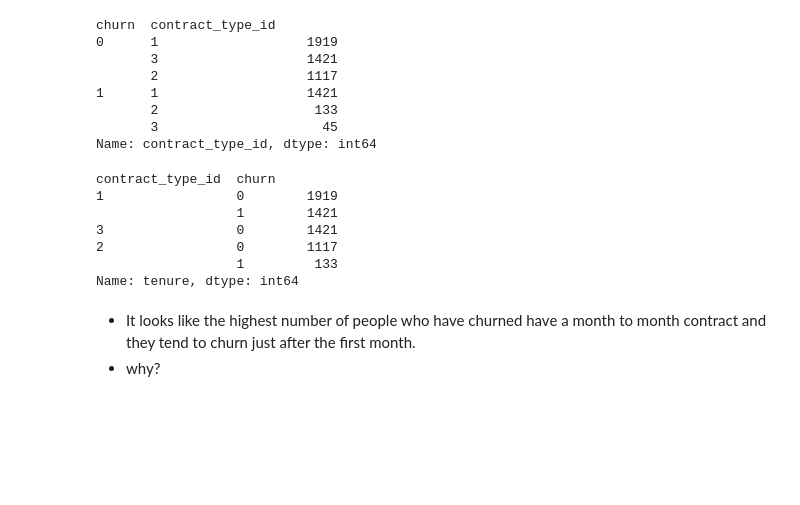
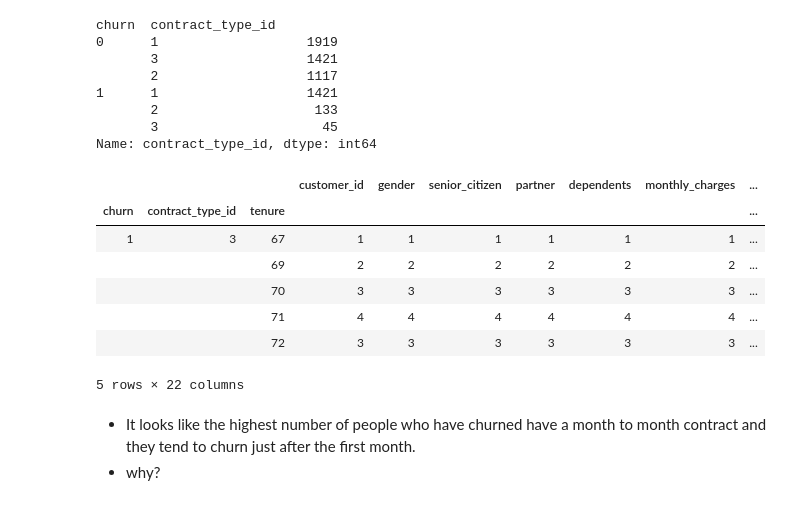
Before and after one commit to Corn-Shipps/predicting_telco_churn, a Jupyter notebook: JadaNotes.ipynb, the cells around one changed output. Saved outputs shown, nothing was run; the diff lists cells and outputs as text; code cells hidden in the pictures; blank space fills up the shorter version.

```diff
--- a/JadaNotes.ipynb
+++ b/JadaNotes.ipynb
@@ -322,15 +322,16 @@ churn  contract_type_id
        3                     45
 Name: contract_type_id, dtype: int64
 # %%
-train.groupby(['contract_type_id', 'churn']).tenure.count().nlargest()
+# train.groupby(['churn', 'contract_type_id', 'tenure']).count().tail()
 # %% [output]
+|  |  |  | customer_id | gender | senior_citizen | partner | dependents | monthly_charges | ... |
+| churn | contract_type_id | tenure |  |  |  |  |  |  | ... |
+| 1 | 3 | 67 | 1 | 1 | 1 | 1 | 1 | 1 | ... |
+|  |  | 69 | 2 | 2 | 2 | 2 | 2 | 2 | ... |
+|  |  | 70 | 3 | 3 | 3 | 3 | 3 | 3 | ... |
+|  |  | 71 | 4 | 4 | 4 | 4 | 4 | 4 | ... |
+|  |  | 72 | 3 | 3 | 3 | 3 | 3 | 3 | ... |
-contract_type_id  churn
-1                 0        1919
-                  1        1421
-3                 0        1421
-2                 0        1117
-                  1         133
-Name: tenure, dtype: int64
+5 rows × 22 columns
 # %% [markdown]
 - It looks like the highest number of people who have churned have a month to month contract and they tend to churn just after the first month.
 - why?
```
Also changed, not shown: parts of 13 cells of this notebook.
